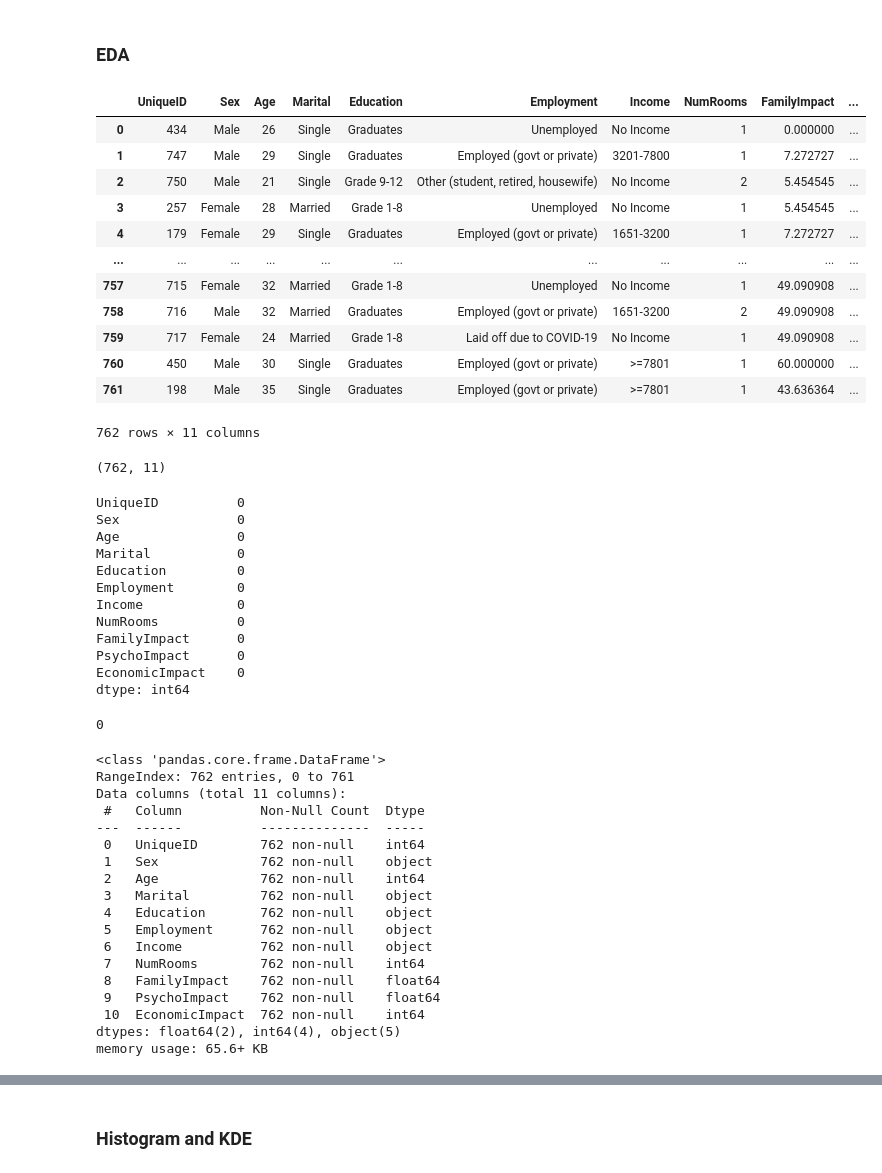
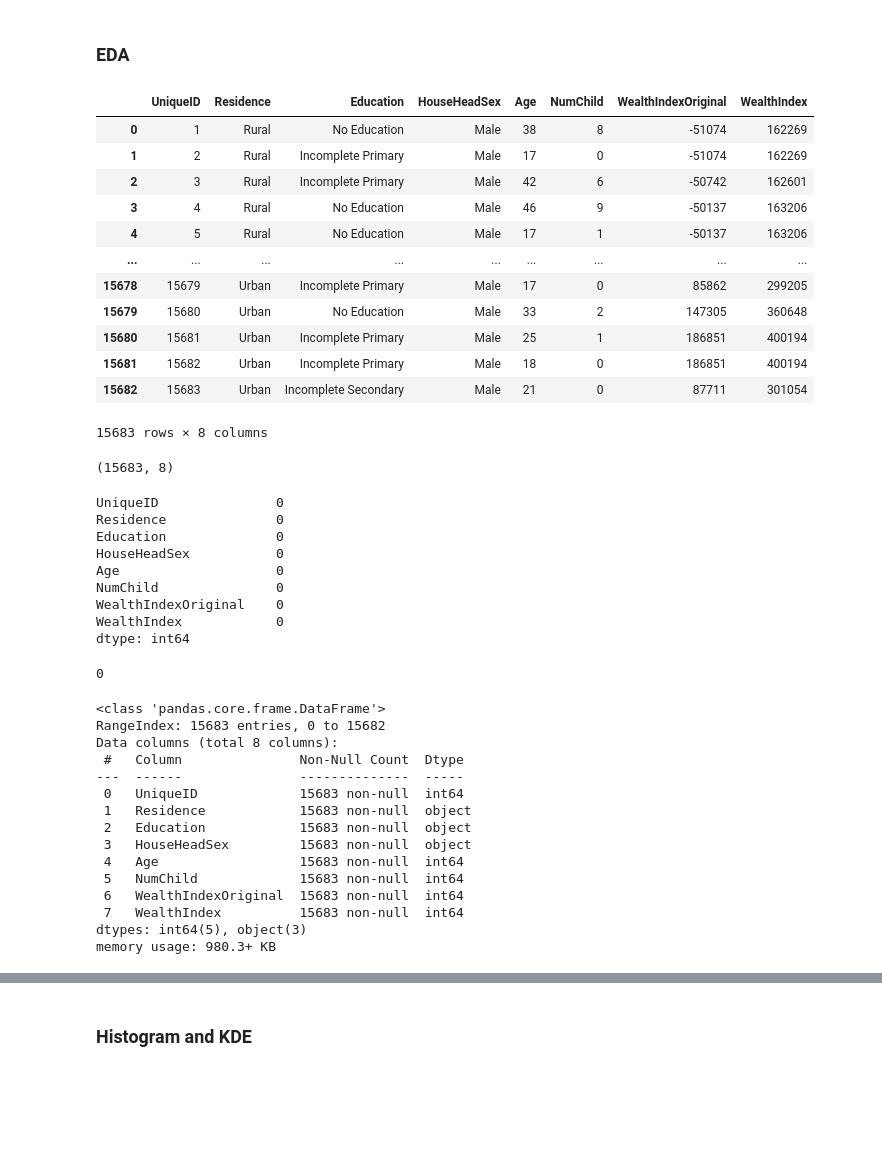
Before and after one commit to awolseid/LR_Project, a Jupyter notebook: notebook/LR4COVID.ipynb, the cells around one changed output, grey strips where cells are left out. Saved outputs shown, nothing was run; the diff lists cells and outputs as text; code cells hidden in the pictures; blank space fills up the shorter version.

```diff
--- a/notebook/LR4COVID.ipynb
+++ b/notebook/LR4COVID.ipynb
@@ -11,42 +11,39 @@ import matplotlib.pyplot as plt
 import warnings
 warnings.filterwarnings('ignore')
 # %%
-df=pd.read_csv("data/ImpactCOVID.csv")
+df=pd.read_csv("data/WomenDHS.csv")
 df
 # %% [output]
-|  | UniqueID | Sex | Age | Marital | Education | Employment | Income | NumRooms | FamilyImpact | ... |
-| 0 | 434 | Male | 26 | Single | Graduates | Unemployed | No Income | 1 | 0.000000 | ... |
-| 1 | 747 | Male | 29 | Single | Graduates | Employed (govt or private) | 3201-7800 | 1 | 7.272727 | ... |
-| 2 | 750 | Male | 21 | Single | Grade 9-12 | Other (student, retired, housewife) | No Income | 2 | 5.454545 | ... |
-| 3 | 257 | Female | 28 | Married | Grade 1-8 | Unemployed | No Income | 1 | 5.454545 | ... |
-| 4 | 179 | Female | 29 | Single | Graduates | Employed (govt or private) | 1651-3200 | 1 | 7.272727 | ... |
-| ... | ... | ... | ... | ... | ... | ... | ... | ... | ... | ... |
-| 757 | 715 | Female | 32 | Married | Grade 1-8 | Unemployed | No Income | 1 | 49.090908 | ... |
-| 758 | 716 | Male | 32 | Married | Graduates | Employed (govt or private) | 1651-3200 | 2 | 49.090908 | ... |
-| 759 | 717 | Female | 24 | Married | Grade 1-8 | Laid off due to COVID-19 | No Income | 1 | 49.090908 | ... |
-| 760 | 450 | Male | 30 | Single | Graduates | Employed (govt or private) | >=7801 | 1 | 60.000000 | ... |
-| 761 | 198 | Male | 35 | Single | Graduates | Employed (govt or private) | >=7801 | 1 | 43.636364 | ... |
+|  | UniqueID | Residence | Education | HouseHeadSex | Age | NumChild | WealthIndexOriginal | WealthIndex |
+| 0 | 1 | Rural | No Education | Male | 38 | 8 | -51074 | 162269 |
+| 1 | 2 | Rural | Incomplete Primary | Male | 17 | 0 | -51074 | 162269 |
+| 2 | 3 | Rural | Incomplete Primary | Male | 42 | 6 | -50742 | 162601 |
+| 3 | 4 | Rural | No Education | Male | 46 | 9 | -50137 | 163206 |
+| 4 | 5 | Rural | No Education | Male | 17 | 1 | -50137 | 163206 |
+| ... | ... | ... | ... | ... | ... | ... | ... | ... |
+| 15678 | 15679 | Urban | Incomplete Primary | Male | 17 | 0 | 85862 | 299205 |
+| 15679 | 15680 | Urban | No Education | Male | 33 | 2 | 147305 | 360648 |
+| 15680 | 15681 | Urban | Incomplete Primary | Male | 25 | 1 | 186851 | 400194 |
+| 15681 | 15682 | Urban | Incomplete Primary | Male | 18 | 0 | 186851 | 400194 |
+| 15682 | 15683 | Urban | Incomplete Secondary | Male | 21 | 0 | 87711 | 301054 |
-762 rows × 11 columns
+15683 rows × 8 columns
 # %%
 ## check for number of variables and observations
 df.shape
 # %% [output]
-(762, 11)
+(15683, 8)
 # %%
 ## check missing values
 df.isna().sum()
 # %% [output]
-UniqueID          0
-Sex               0
-Age               0
-Marital           0
-Education         0
-Employment        0
-Income            0
-NumRooms          0
-FamilyImpact      0
-PsychoImpact      0
-EconomicImpact    0
+UniqueID               0
+Residence              0
+Education              0
+HouseHeadSex           0
+Age                    0
+NumChild               0
+WealthIndexOriginal    0
+WealthIndex            0
 dtype: int64
 # %%
 ## check duplicates
@@ -58,23 +55,20 @@ df.duplicated(subset=['UniqueID']).sum()
 df.info()
 # %% [output]
 <class 'pandas.core.frame.DataFrame'>
-RangeIndex: 762 entries, 0 to 761
-Data columns (total 11 columns):
- #   Column          Non-Null Count  Dtype
----  ------          --------------  -----
- 0   UniqueID        762 non-null    int64
- 1   Sex             762 non-null    object
- 2   Age             762 non-null    int64
- 3   Marital         762 non-null    object
- 4   Education       762 non-null    object
- 5   Employment      762 non-null    object
- 6   Income          762 non-null    object
- 7   NumRooms        762 non-null    int64
- 8   FamilyImpact    762 non-null    float64
- 9   PsychoImpact    762 non-null    float64
- 10  EconomicImpact  762 non-null    int64
-dtypes: float64(2), int64(4), object(5)
-memory usage: 65.6+ KB
+RangeIndex: 15683 entries, 0 to 15682
+Data columns (total 8 columns):
+ #   Column               Non-Null Count  Dtype
+---  ------               --------------  -----
+ 0   UniqueID             15683 non-null  int64
+ 1   Residence            15683 non-null  object
+ 2   Education            15683 non-null  object
+ 3   HouseHeadSex         15683 non-null  object
+ 4   Age                  15683 non-null  int64
+ 5   NumChild             15683 non-null  int64
+ 6   WealthIndexOriginal  15683 non-null  int64
+ 7   WealthIndex          15683 non-null  int64
+dtypes: int64(5), object(3)
+memory usage: 980.3+ KB
 # %%
 ## check unique values for each variable
 df.nunique()
```
Also changed, not shown: parts of 16 cells of this notebook, 27 other files.
